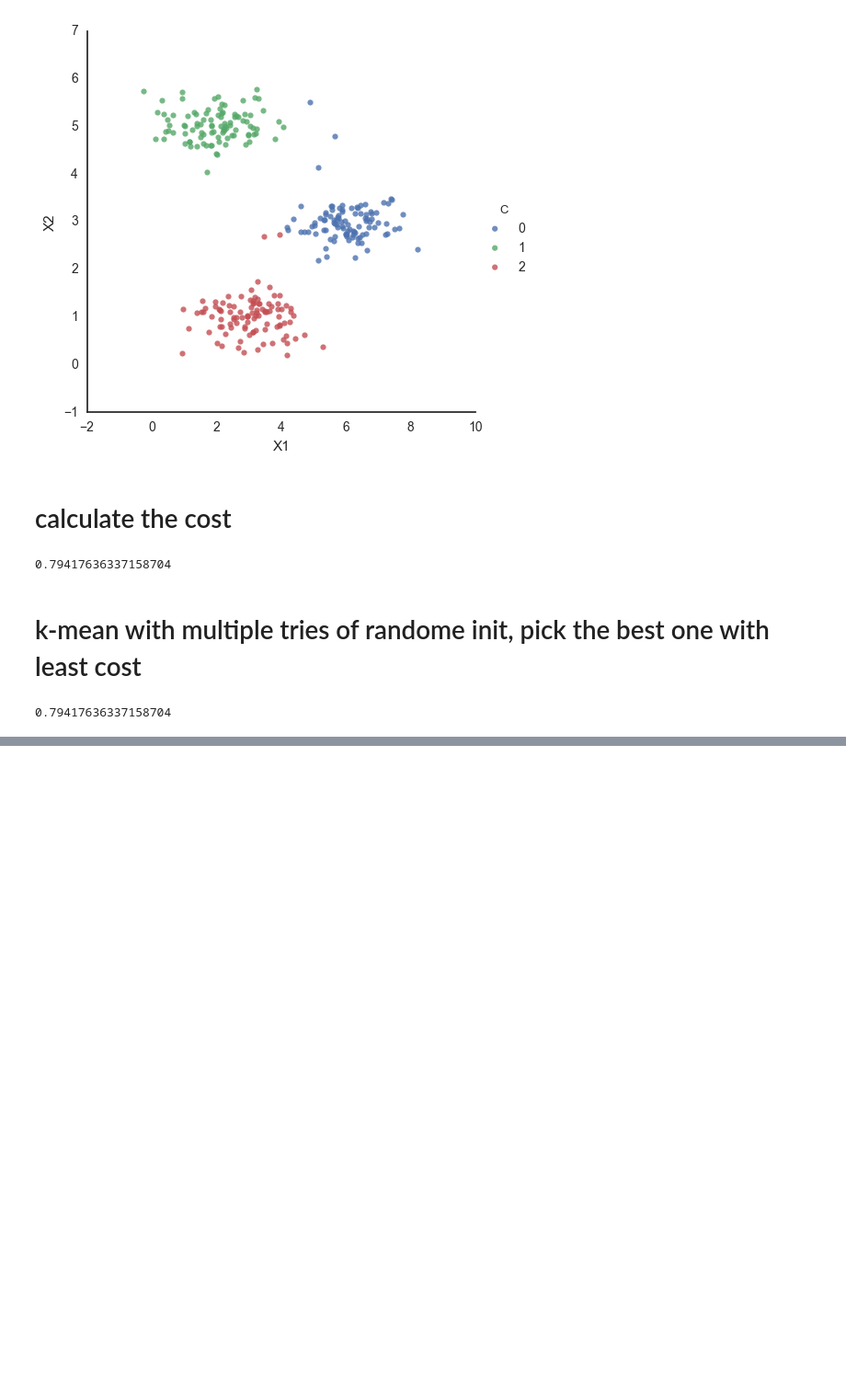
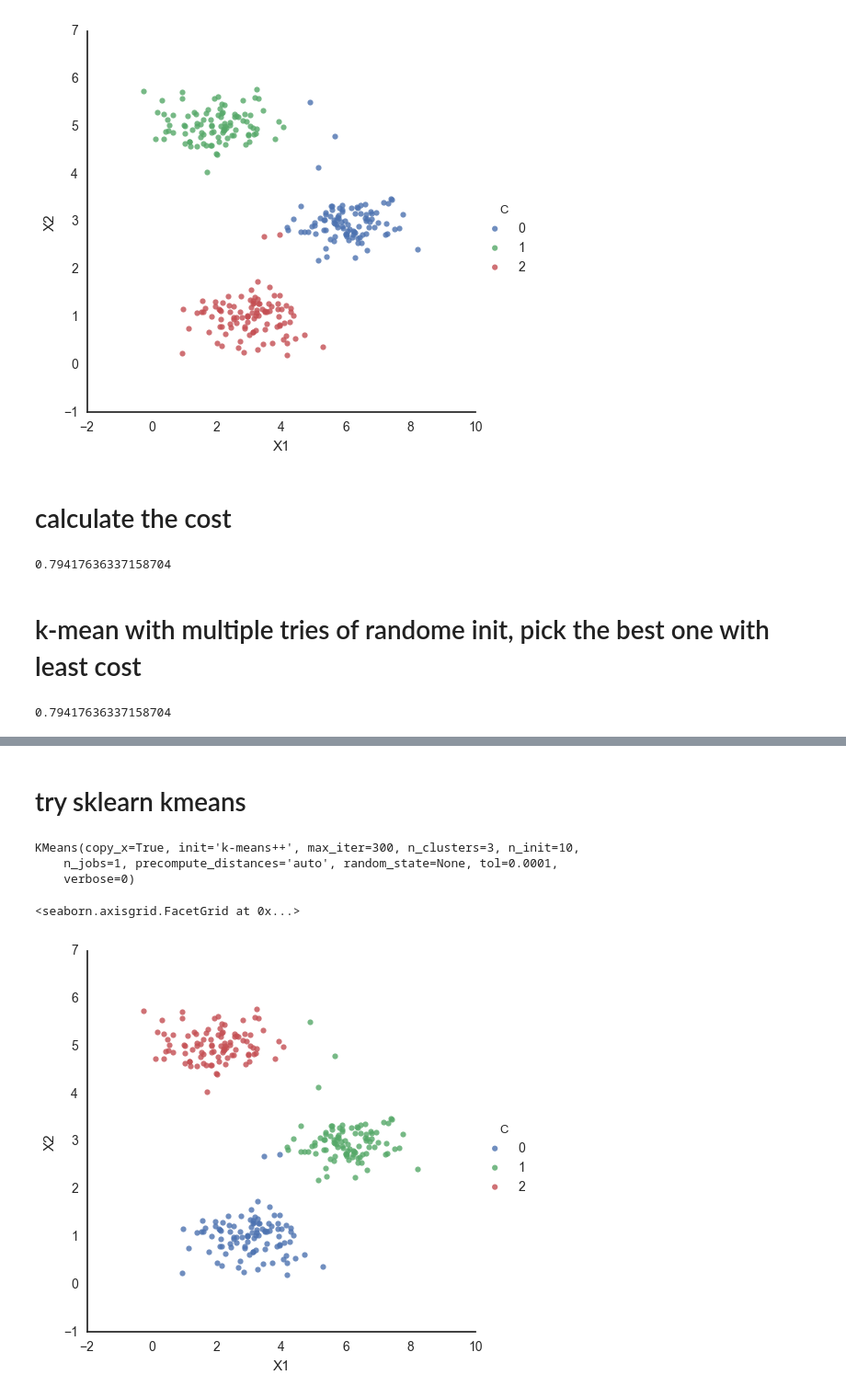
Before and after one commit to lukaemon/Coursera-ML-AndrewNg, a Jupyter notebook: machine-learning-ex7/2- implement k means.ipynb, the cells around one changed output, grey strips where cells are left out. Shown at 92% size. Drawn from its saved outputs; the diff is of its cells as text; code cells hidden in the pictures; blank space fills up the shorter version.

Commit message:
improve with early termination, and sklearn kmeans

```diff
--- a/machine-learning-ex7/2- implement k means.ipynb
+++ b/machine-learning-ex7/2- implement k means.ipynb
@@ -127,0 +128,2 @@ sns.lmplot('X1', 'X2', hue='C', data=data_with_c, fit_reg=False)
+# %% [markdown]
+# try sklearn kmeans
@@ -127,0 +132,16 @@ sns.lmplot('X1', 'X2', hue='C', data=data_with_c, fit_reg=False)
+# %%
+sk_kmeans = KMeans(n_clusters=3)
+# %%
+sk_kmeans.fit(data2)
+# %% [output]
+KMeans(copy_x=True, init='k-means++', max_iter=300, n_clusters=3, n_init=10,
+    n_jobs=1, precompute_distances='auto', random_state=None, tol=0.0001,
+    verbose=0)
+# %%
+sk_C = sk_kmeans.predict(data2)
+# %%
+data_with_c = km.combine_data_C(data2, sk_C)
+sns.lmplot('X1', 'X2', hue='C', data=data_with_c, fit_reg=False)
+# %% [output]
+<seaborn.axisgrid.FacetGrid at 0x...>
+[figure, added]
```
Also changed, not shown: parts of 2 cells of this notebook, 1 other file.
